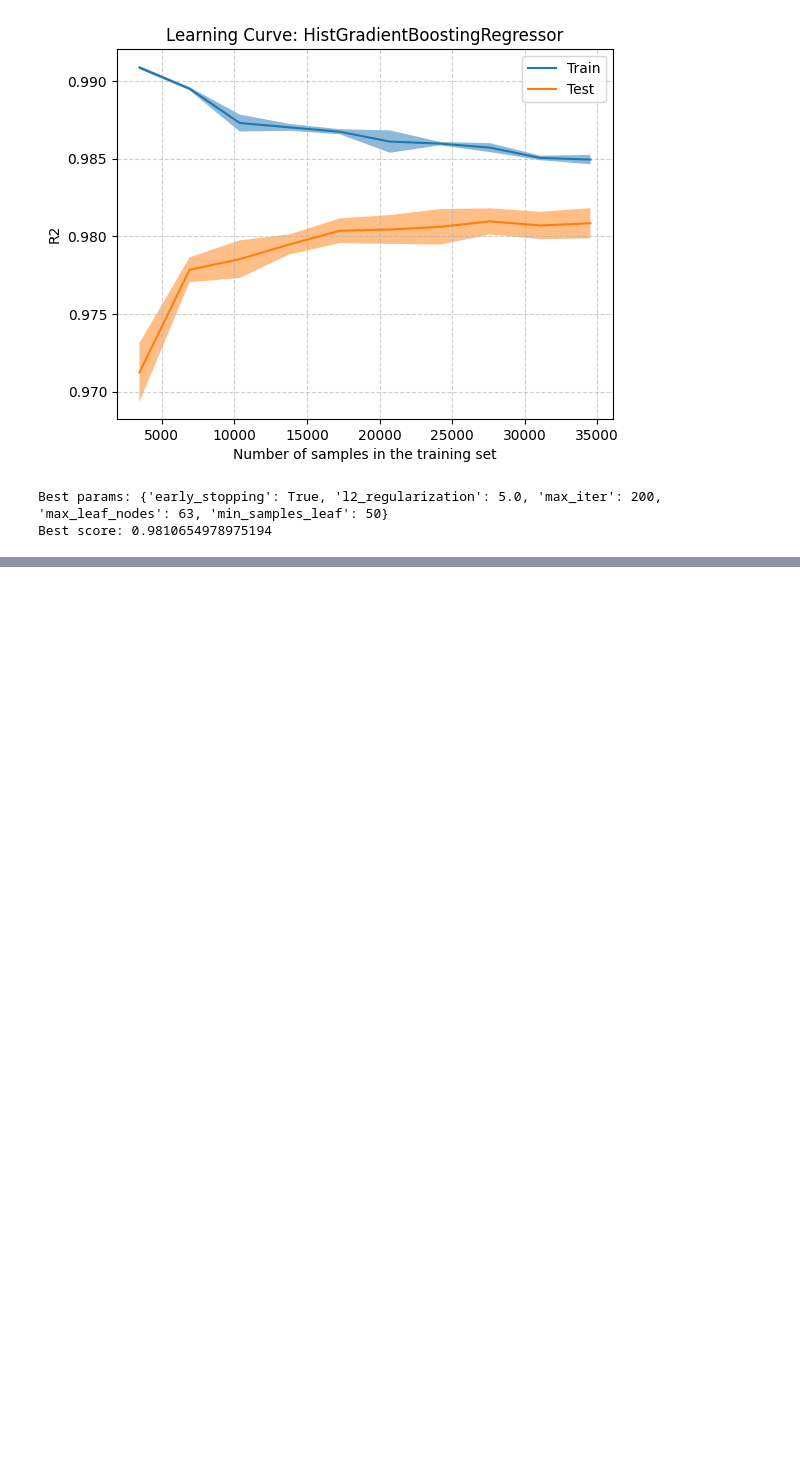
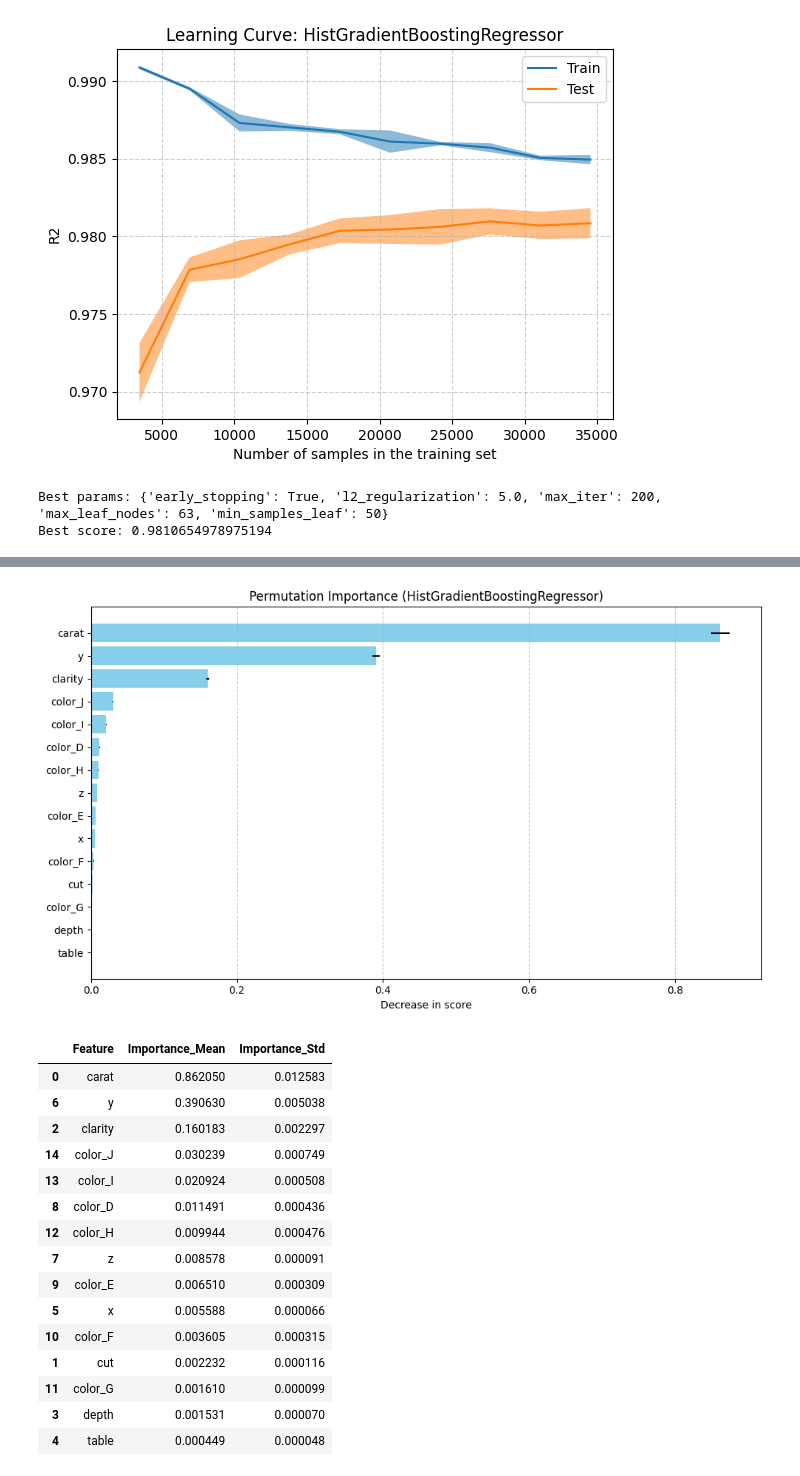
Before and after one commit to imivi/ml-examples, a Jupyter notebook: docs/regression_diamonds.ipynb, the cells around one changed output, grey strips where cells are left out. Drawn from its saved outputs; the diff is of its cells as text; code cells hidden in the pictures; blank space fills up the shorter version.

Commit message:
Update regression diamonds with permutation importance

```diff
--- a/docs/regression_diamonds.ipynb
+++ b/docs/regression_diamonds.ipynb
@@ -488 +489,54 @@ get_regression_metrics(y_test, y_pred)
 | 3 | R2 Score | 0.98 |
+# %%
+# Find and plot most important features
+
+import matplotlib.pyplot as plt
+from sklearn.inspection import permutation_importance
+
+def check_permutation_importance(trained_model, X_test, y_test, n_repeats):
+    """
+    Calculates and plots permutation importance for a trained model
+    """
+    # Calculate importance
+    result = permutation_importance(trained_model, X_test, y_test, n_repeats=n_repeats, n_jobs=-1)
+
+    # Organize into a DataFrame
+    importance_df = pd.DataFrame({
+        "Feature": X_test.columns,
+        "Importance_Mean": result.importances_mean,
+        "Importance_Std": result.importances_std
+    }).sort_values(by="Importance_Mean", ascending=False)
+
+    # Visualization
+    plt.figure(figsize=(10, 6))
+    plt.barh(importance_df["Feature"], importance_df["Importance_Mean"],
+             xerr=importance_df["Importance_Std"], color='skyblue')
+    plt.xlabel("Decrease in score")
+    plt.title(f"Permutation Importance ({trained_model.__class__.__name__})")
+    plt.gca().invert_yaxis()  # Put highest importance at the top
+    plt.grid(axis='x', linestyle='--', alpha=0.7)
+    plt.tight_layout()
+    plt.show()
+
+    return importance_df
+
+
+check_permutation_importance(best_model, X_test_scaled, y_test, n_repeats=5)
+# %% [output]
+[figure, added]
+|  | Feature | Importance_Mean | Importance_Std |
+| 0 | carat | 0.862050 | 0.012583 |
+| 6 | y | 0.390630 | 0.005038 |
+| 2 | clarity | 0.160183 | 0.002297 |
+| 14 | color_J | 0.030239 | 0.000749 |
+| 13 | color_I | 0.020924 | 0.000508 |
+| 8 | color_D | 0.011491 | 0.000436 |
+| 12 | color_H | 0.009944 | 0.000476 |
+| 7 | z | 0.008578 | 0.000091 |
+| 9 | color_E | 0.006510 | 0.000309 |
+| 5 | x | 0.005588 | 0.000066 |
+| 10 | color_F | 0.003605 | 0.000315 |
+| 1 | cut | 0.002232 | 0.000116 |
+| 11 | color_G | 0.001610 | 0.000099 |
+| 3 | depth | 0.001531 | 0.000070 |
+| 4 | table | 0.000449 | 0.000048 |
```
Also changed, not shown: parts of 5 cells of this notebook, 3 other files.
